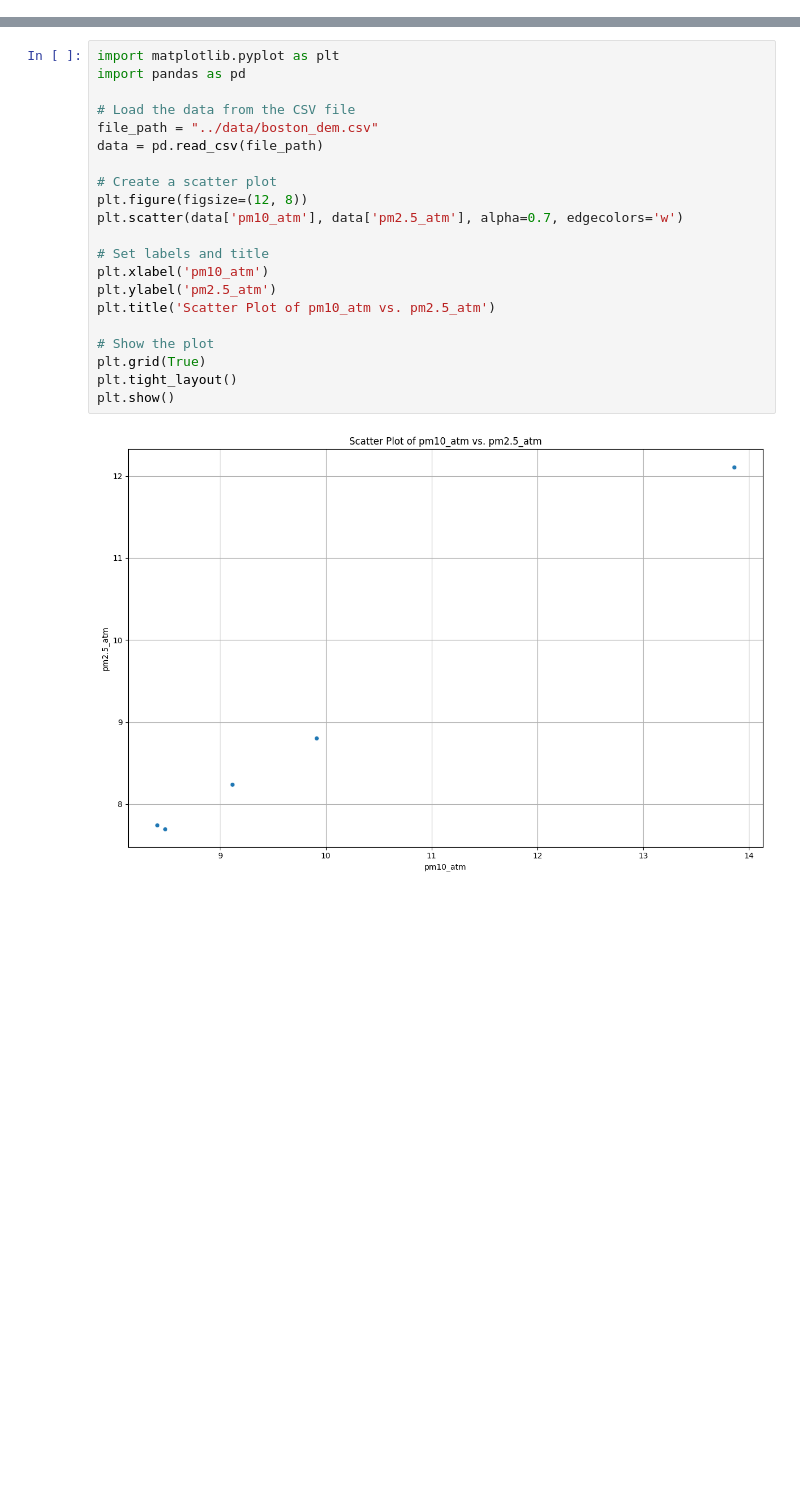
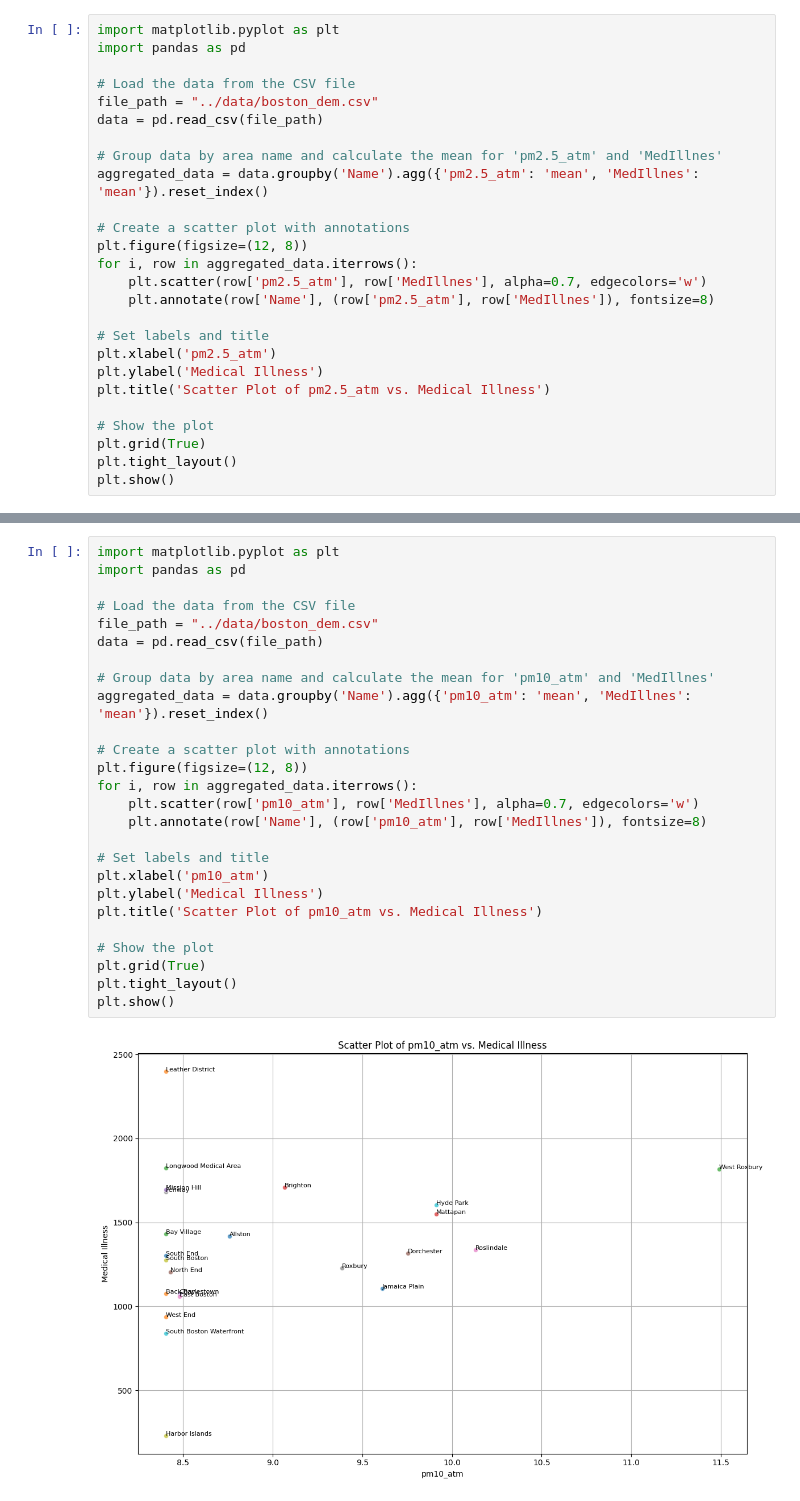
Before and after one commit to BU-Spark/ds-boston-transit-air-quality, a Jupyter notebook: fa23-team-a/code/health.ipynb, the cells around one changed output, grey strips where cells are left out. Drawn from its saved outputs; the diff is of its cells as text; blank space fills up the shorter version.

```diff
--- a/fa23-team-a/code/health.ipynb
+++ b/fa23-team-a/code/health.ipynb
@@ -42,3 +42,29 @@ plt.tight_layout()
 plt.show()
 # %% [output]
 [figure]
+# %%
+import matplotlib.pyplot as plt
+import pandas as pd
+
+# Load the data from the CSV file
+file_path = "../data/boston_dem.csv"
+data = pd.read_csv(file_path)
+
+# Group data by area name and calculate the mean for 'pm2.5_atm' and 'MedIllnes'
+aggregated_data = data.groupby('Name').agg({'pm2.5_atm': 'mean', 'MedIllnes': 'mean'}).reset_index()
+
+# Create a scatter plot with annotations
+plt.figure(figsize=(12, 8))
+for i, row in aggregated_data.iterrows():
+    plt.scatter(row['pm2.5_atm'], row['MedIllnes'], alpha=0.7, edgecolors='w')
+    plt.annotate(row['Name'], (row['pm2.5_atm'], row['MedIllnes']), fontsize=8)
+
+# Set labels and title
+plt.xlabel('pm2.5_atm')
+plt.ylabel('Medical Illness')
+plt.title('Scatter Plot of pm2.5_atm vs. Medical Illness')
+
+# Show the plot
+plt.grid(True)
+plt.tight_layout()
+plt.show()
@@ -45,23 +73,28 @@ plt.show()
 # %%
 import matplotlib.pyplot as plt
 import pandas as pd
 
 # Load the data from the CSV file
 file_path = "../data/boston_dem.csv"
 data = pd.read_csv(file_path)
 
-# Create a scatter plot
+# Group data by area name and calculate the mean for 'pm10_atm' and 'MedIllnes'
+aggregated_data = data.groupby('Name').agg({'pm10_atm': 'mean', 'MedIllnes': 'mean'}).reset_index()
+
+# Create a scatter plot with annotations
 plt.figure(figsize=(12, 8))
-plt.scatter(data['pm10_atm'], data['pm2.5_atm'], alpha=0.7, edgecolors='w')
+for i, row in aggregated_data.iterrows():
+    plt.scatter(row['pm10_atm'], row['MedIllnes'], alpha=0.7, edgecolors='w')
+    plt.annotate(row['Name'], (row['pm10_atm'], row['MedIllnes']), fontsize=8)
 
 # Set labels and title
 plt.xlabel('pm10_atm')
-plt.ylabel('pm2.5_atm')
-plt.title('Scatter Plot of pm10_atm vs. pm2.5_atm')
+plt.ylabel('Medical Illness')
+plt.title('Scatter Plot of pm10_atm vs. Medical Illness')
 
 # Show the plot
 plt.grid(True)
 plt.tight_layout()
 plt.show()
 # %% [output]
-[figure, old version]
+[figure, new version]
```
Also changed, not shown: parts of 1 cell of this notebook, 1 other file.
